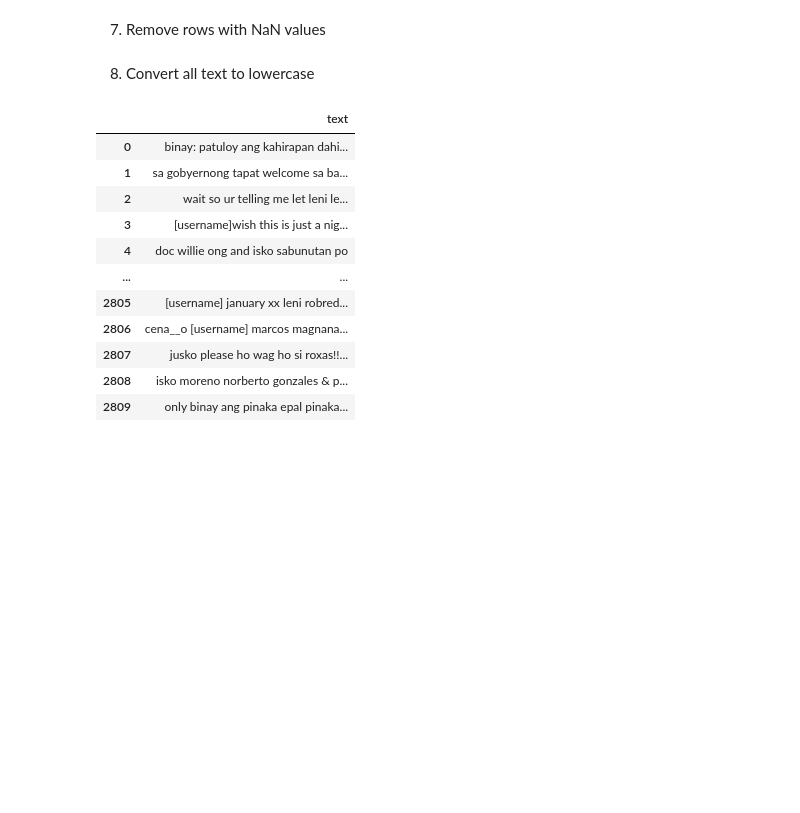
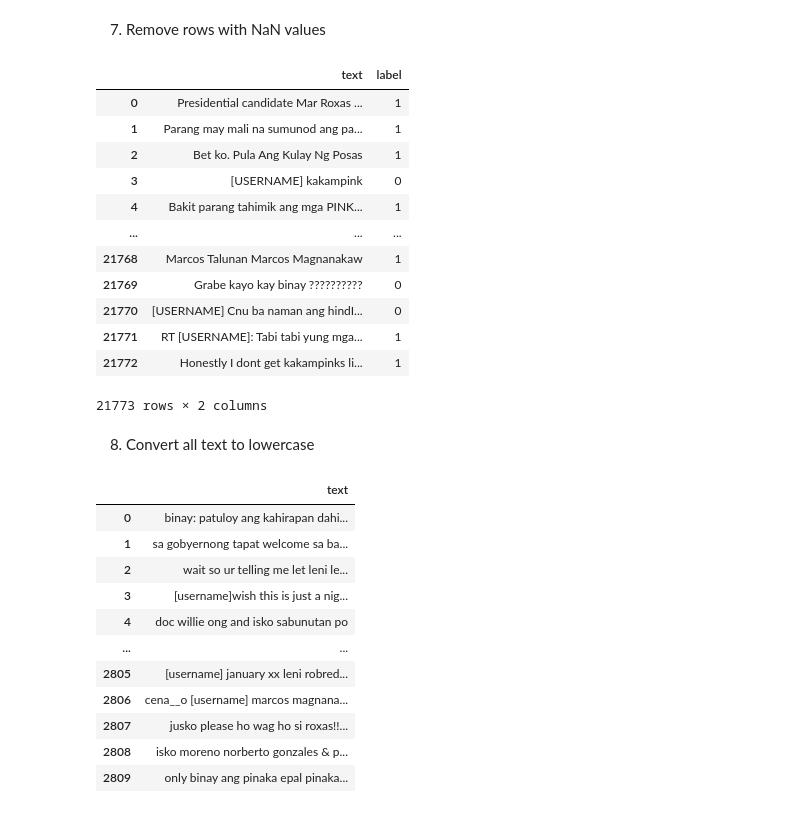
Before and after one commit to xinzhao2627/CCMACLRL_EXERCISES_COM222ML, a Jupyter notebook: Exercise7.ipynb, the cells around one changed output. Drawn from its saved outputs; the diff is of its cells as text; code cells hidden in the pictures; blank space fills up the shorter version.

```diff
--- a/Exercise7.ipynb
+++ b/Exercise7.ipynb
@@ -152,6 +167,21 @@ len(df_train)
 7. Remove rows with NaN values
 # %%
 # put your answer here
+df_train.dropna()
+# %% [output]
+|  | text | label |
+| 0 | Presidential candidate Mar Roxas ... | 1 |
+| 1 | Parang may mali na sumunod ang pa... | 1 |
+| 2 | Bet ko. Pula Ang Kulay Ng Posas | 1 |
+| 3 | [USERNAME] kakampink | 0 |
+| 4 | Bakit parang tahimik ang mga PINK... | 1 |
+| ... | ... | ... |
+| 21768 | Marcos Talunan Marcos Magnanakaw | 1 |
+| 21769 | Grabe kayo kay binay ?????????? | 0 |
+| 21770 | [USERNAME] Cnu ba naman ang hindI... | 0 |
+| 21771 | RT [USERNAME]: Tabi tabi yung mga... | 1 |
+| 21772 | Honestly I dont get kakampinks li... | 1 |
+21773 rows × 2 columns
 # %% [markdown]
 8. Convert all text to lowercase
 # %%
```
Also changed, not shown: parts of 10 cells of this notebook.
